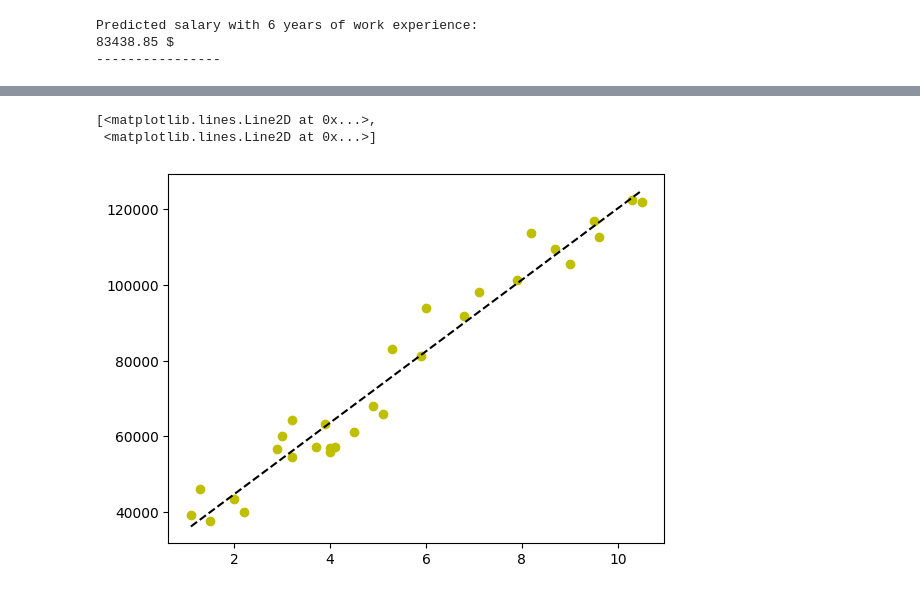
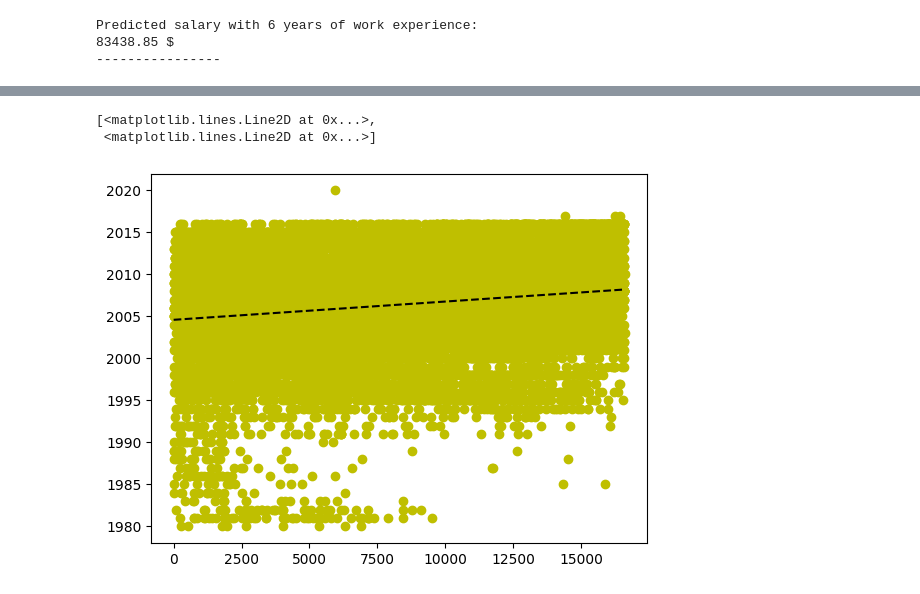
Before and after one commit to waseemimran/Introductiontomachinelearning, a Jupyter notebook: linearRegressionWithOwnDataset.ipynb, the cells around one changed output, grey strips where cells are left out. Drawn from its saved outputs; the diff is of its cells as text; code cells hidden in the pictures.

```diff
--- a/linearRegressionWithOwnDataset.ipynb
+++ b/linearRegressionWithOwnDataset.ipynb
@@ -253,16 +338,16 @@ plt.close()
 # %%
  # this works only with two variables
 # how it would be calculated manually
-plot_x = df['YearsExperience']
-plot_y = df['Salary']
+plot_x = df['Rank']
+plot_y = df['Year']
 
 coef_plot = np.polyfit(plot_x,plot_y,1)
 poly1d_fn = np.poly1d(coef_plot)
 
 # poly1d_fn is now a function which takes in x and returns an estimate for y
 #'--k'=black dashed line, 'yo' = yellow circle marker
 plt.plot(plot_x, plot_y, 'yo', plot_x, poly1d_fn(plot_x), '--k')
 # %% [output]
 [<matplotlib.lines.Line2D at 0x...>,
  <matplotlib.lines.Line2D at 0x...>]
-[figure, old version]
+[figure, new version]
```
Also changed, not shown: parts of 19 cells of this notebook.
